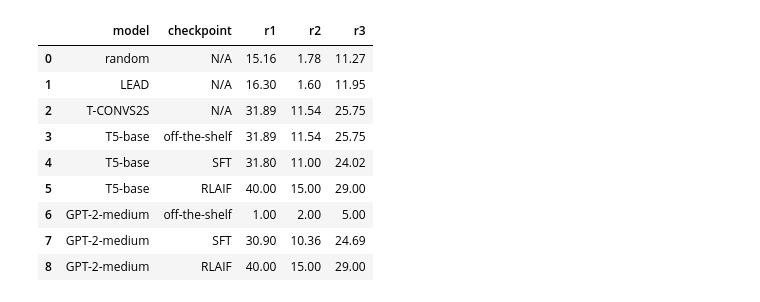
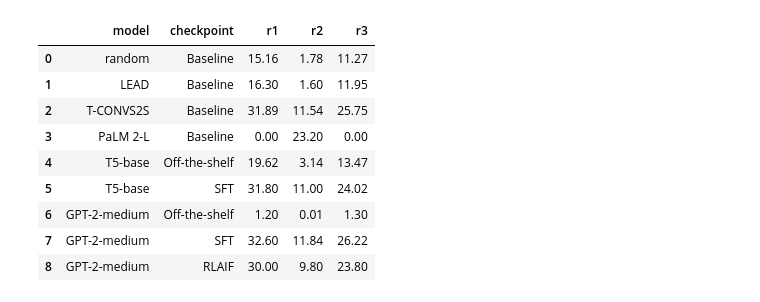
Before and after one commit to jth500/maet-pln, a Jupyter notebook: notebooks/plots.ipynb, the cells around one changed output. Drawn from its saved outputs; the diff is of its cells as text; code cells hidden in the pictures.

```diff
--- a/notebooks/plots.ipynb
+++ b/notebooks/plots.ipynb
@@ -7,81 +7,81 @@ import numpy as np
 data = [
     {
         'model': 'random',
-        'checkpoint': 'N/A',
+        'checkpoint': 'Baseline',
         'r1': 15.16,
         'r2': 1.78,
         'r3': 11.27
     },
     {
         'model': 'LEAD',
-        'checkpoint': 'N/A',
+        'checkpoint': 'Baseline',
         'r1': 16.3,
         'r2': 1.6,
         'r3': 11.95
     },
     {
         'model': 'T-CONVS2S',
-        'checkpoint': 'N/A',
+        'checkpoint': 'Baseline',
         'r1': 31.89,
         'r2': 11.54,
         'r3': 25.75
     },
     {
+        'model': 'PaLM 2-L',
+        'checkpoint': 'Baseline',
+        'r1': 0,
+        'r2': 23.2,
+        'r3': 0
+    },
+    {
         'model': 'T5-base',
-        'checkpoint': 'off-the-shelf',
-        'r1': 31.89,
-        'r2': 11.54,
-        'r3': 25.75
+        'checkpoint': 'Off-the-shelf',
+        'r1': 19.62,
+        'r2': 3.14,
+        'r3': 13.47
     },
     {
         'model': 'T5-base',
         'checkpoint': 'SFT',
         'r1': 31.8,
         'r2': 11,
         'r3': 24.02
     },
     {
-        'model': 'T5-base',
-        'checkpoint': 'RLAIF',
-        'r1': 40,
-        'r2': 15,
-        'r3': 29
-    },
-    {
         'model': 'GPT-2-medium',
-        'checkpoint': 'off-the-shelf',
-        'r1': 1,
-        'r2': 2,
-        'r3': 5
+        'checkpoint': 'Off-the-shelf',
+        'r1': 1.2,
+        'r2': 0.01,
+        'r3': 1.3
     },
     {
         'model': 'GPT-2-medium',
         'checkpoint': 'SFT',
-        'r1': 30.9,
-        'r2': 10.36,
-        'r3': 24.69
+        'r1': 32.6,
+        'r2': 11.84,
+        'r3': 26.22
     },
     {
         'model': 'GPT-2-medium',
         'checkpoint': 'RLAIF',
-        'r1': 40,
-        'r2': 15,
-        'r3': 29
+        'r1': 30,
+        'r2': 9.8,
+        'r3': 23.8
     },
 ]
 
 df = pd.DataFrame.from_dict(data)
 df
 # %% [output]
 |  | model | checkpoint | r1 | r2 | r3 |
-| 0 | random | N/A | 15.16 | 1.78 | 11.27 |
-| 1 | LEAD | N/A | 16.30 | 1.60 | 11.95 |
-| 2 | T-CONVS2S | N/A | 31.89 | 11.54 | 25.75 |
-| 3 | T5-base | off-the-shelf | 31.89 | 11.54 | 25.75 |
-| 4 | T5-base | SFT | 31.80 | 11.00 | 24.02 |
-| 5 | T5-base | RLAIF | 40.00 | 15.00 | 29.00 |
-| 6 | GPT-2-medium | off-the-shelf | 1.00 | 2.00 | 5.00 |
-| 7 | GPT-2-medium | SFT | 30.90 | 10.36 | 24.69 |
-| 8 | GPT-2-medium | RLAIF | 40.00 | 15.00 | 29.00 |
+| 0 | random | Baseline | 15.16 | 1.78 | 11.27 |
+| 1 | LEAD | Baseline | 16.30 | 1.60 | 11.95 |
+| 2 | T-CONVS2S | Baseline | 31.89 | 11.54 | 25.75 |
+| 3 | PaLM 2-L | Baseline | 0.00 | 23.20 | 0.00 |
+| 4 | T5-base | Off-the-shelf | 19.62 | 3.14 | 13.47 |
+| 5 | T5-base | SFT | 31.80 | 11.00 | 24.02 |
+| 6 | GPT-2-medium | Off-the-shelf | 1.20 | 0.01 | 1.30 |
+| 7 | GPT-2-medium | SFT | 32.60 | 11.84 | 26.22 |
+| 8 | GPT-2-medium | RLAIF | 30.00 | 9.80 | 23.80 |
 # %%
 df_long = pd.wide_to_long(df, stubnames='r', i=['model', 'checkpoint'], j='ROUGE_type').reset_index()
```
Also changed, not shown: parts of 5 cells of this notebook.
